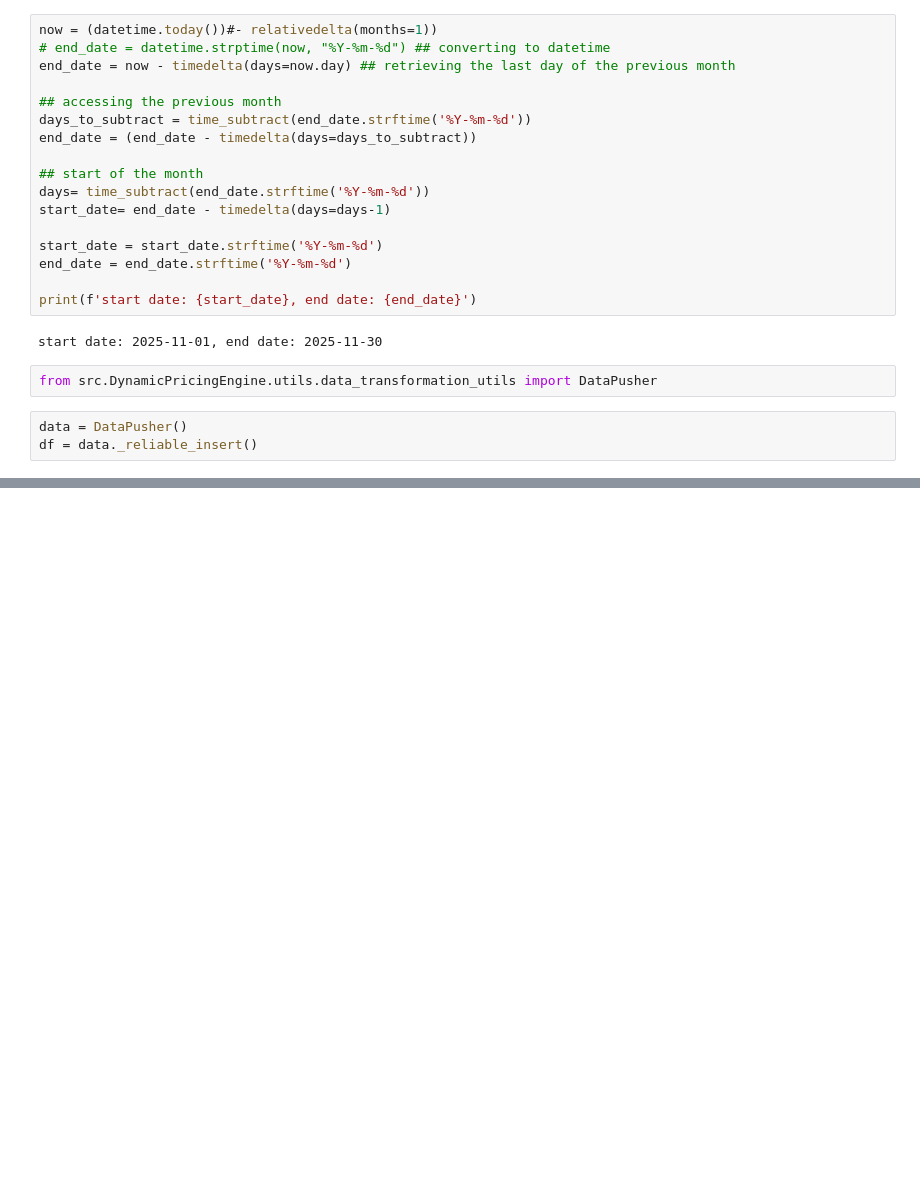
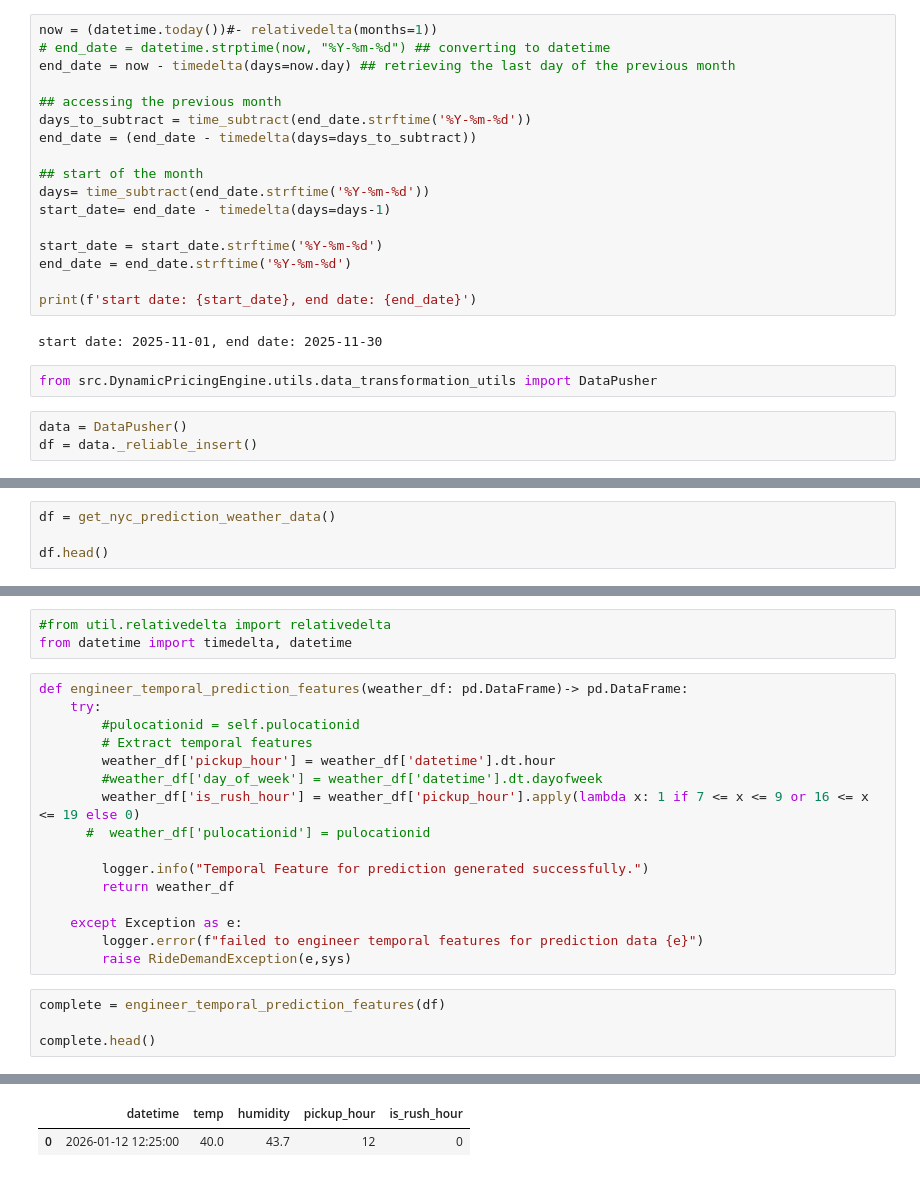
Before and after one commit to manofvalour/Ride_Demand_Prediction, a Jupyter notebook: notebook/research.ipynb, the cells around one changed output, grey strips where cells are left out. Drawn from its saved outputs; the diff is of its cells as text; blank space fills up the shorter version.

Commit message:
inference engine

```diff
--- a/notebook/research.ipynb
+++ b/notebook/research.ipynb
@@ -1202,0 +1499,4 @@ df = data._reliable_insert()
+# %%
+df = get_nyc_prediction_weather_data()
+
+df.head()
@@ -1202,0 +1508,24 @@ df = data._reliable_insert()
+# %%
+#from util.relativedelta import relativedelta
+from datetime import timedelta, datetime
+# %%
+def engineer_temporal_prediction_features(weather_df: pd.DataFrame)-> pd.DataFrame:
+    try:
+        #pulocationid = self.pulocationid
+        # Extract temporal features
+        weather_df['pickup_hour'] = weather_df['datetime'].dt.hour
+        #weather_df['day_of_week'] = weather_df['datetime'].dt.dayofweek
+        weather_df['is_rush_hour'] = weather_df['pickup_hour'].apply(lambda x: 1 if 7 <= x <= 9 or 16 <= x <= 19 else 0)
+      #  weather_df['pulocationid'] = pulocationid
+
+        logger.info("Temporal Feature for prediction generated successfully.")
+        return weather_df
+
+    except Exception as e:
+        logger.error(f"failed to engineer temporal features for prediction data {e}")
+        raise RideDemandException(e,sys)
+# %%
+complete = engineer_temporal_prediction_features(df)
+
+complete.head()
+# %% [output]
@@ -1202,0 +1533,2 @@ df = data._reliable_insert()
+|  | datetime | temp | humidity | pickup_hour | is_rush_hour |
+| 0 | 2026-01-12 12:25:00 | 40.0 | 43.7 | 12 | 0 |
```
Also changed, not shown: parts of 9 cells of this notebook, 1 other file.
